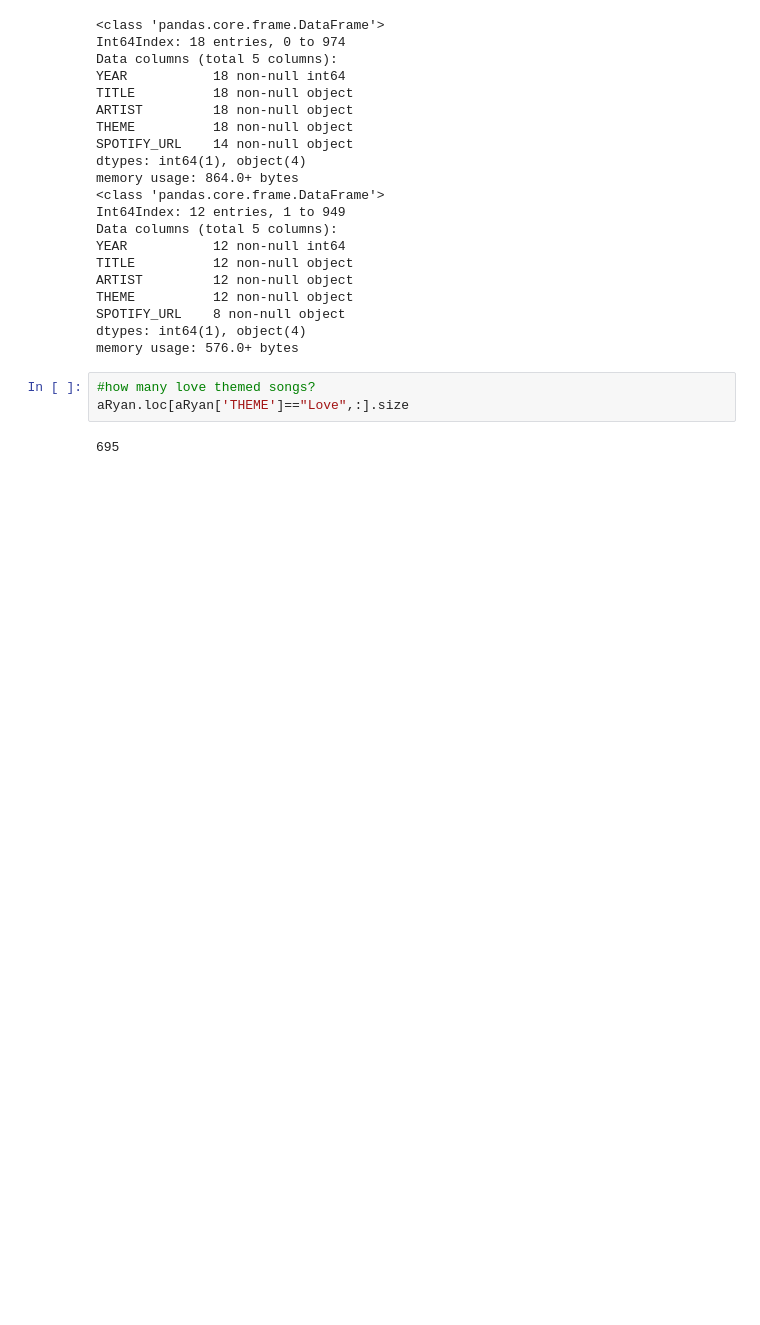
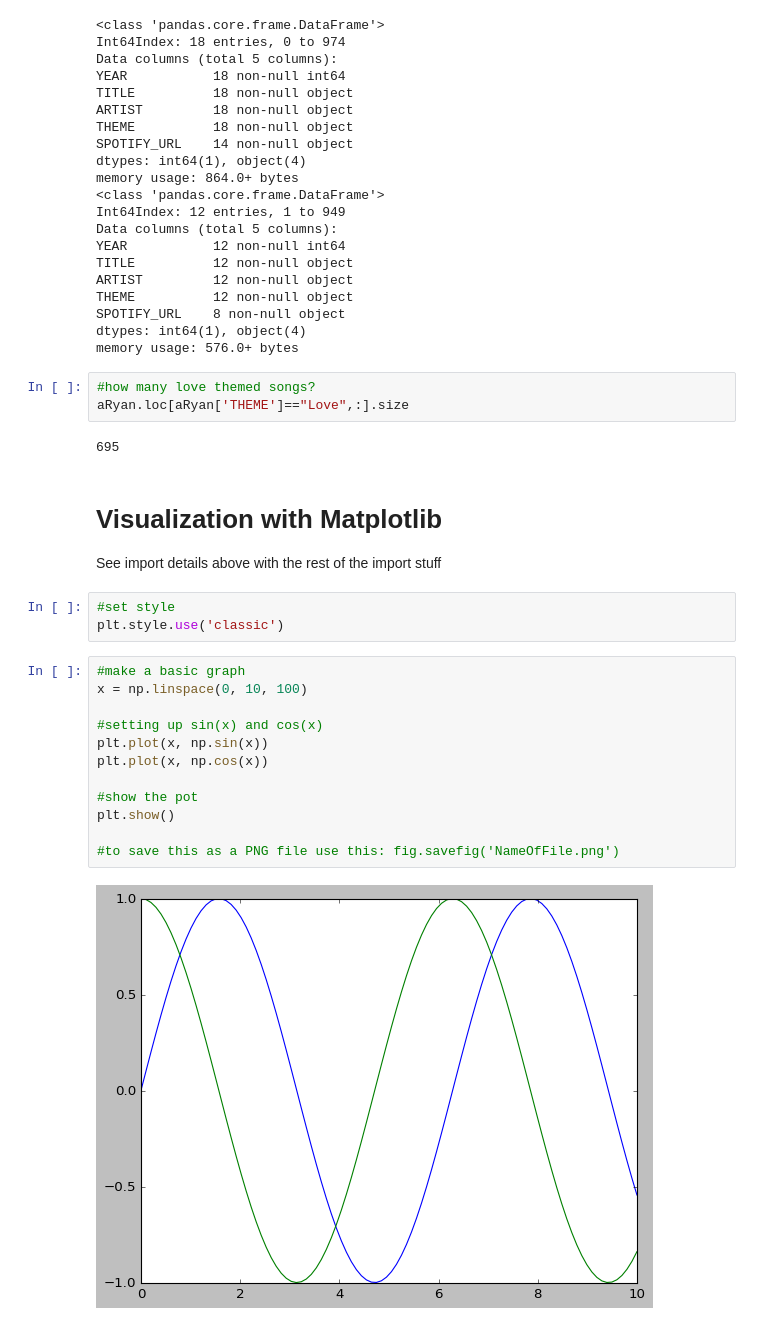
Before and after one commit to mmj32/Class-Practice-Repo, a Jupyter notebook: todo5/pandas_notes2_margaret.ipynb, the cells around one changed output. Saved outputs shown, nothing was run; the diff lists cells and outputs as text; blank space fills up the shorter version.

Commit message:
I added plotting again because I forgot to save it the first time

```diff
--- a/todo5/pandas_notes2_margaret.ipynb
+++ b/todo5/pandas_notes2_margaret.ipynb
@@ -263,3 +265,23 @@ memory usage: 576.0+ bytes
 aRyan.loc[aRyan['THEME']=="Love",:].size
 # %% [output]
 695
+# %% [markdown]
+# Visualization with Matplotlib
+See import details above with the rest of the import stuff
+# %%
+#set style
+plt.style.use('classic')
+# %%
+#make a basic graph
+x = np.linspace(0, 10, 100)
+
+#setting up sin(x) and cos(x)
+plt.plot(x, np.sin(x))
+plt.plot(x, np.cos(x))
+
+#show the pot
+plt.show()
+
+#to save this as a PNG file use this: fig.savefig('NameOfFile.png')
+# %% [output]
+[figure, added]
```
Also changed, not shown: parts of 4 cells of this notebook.
